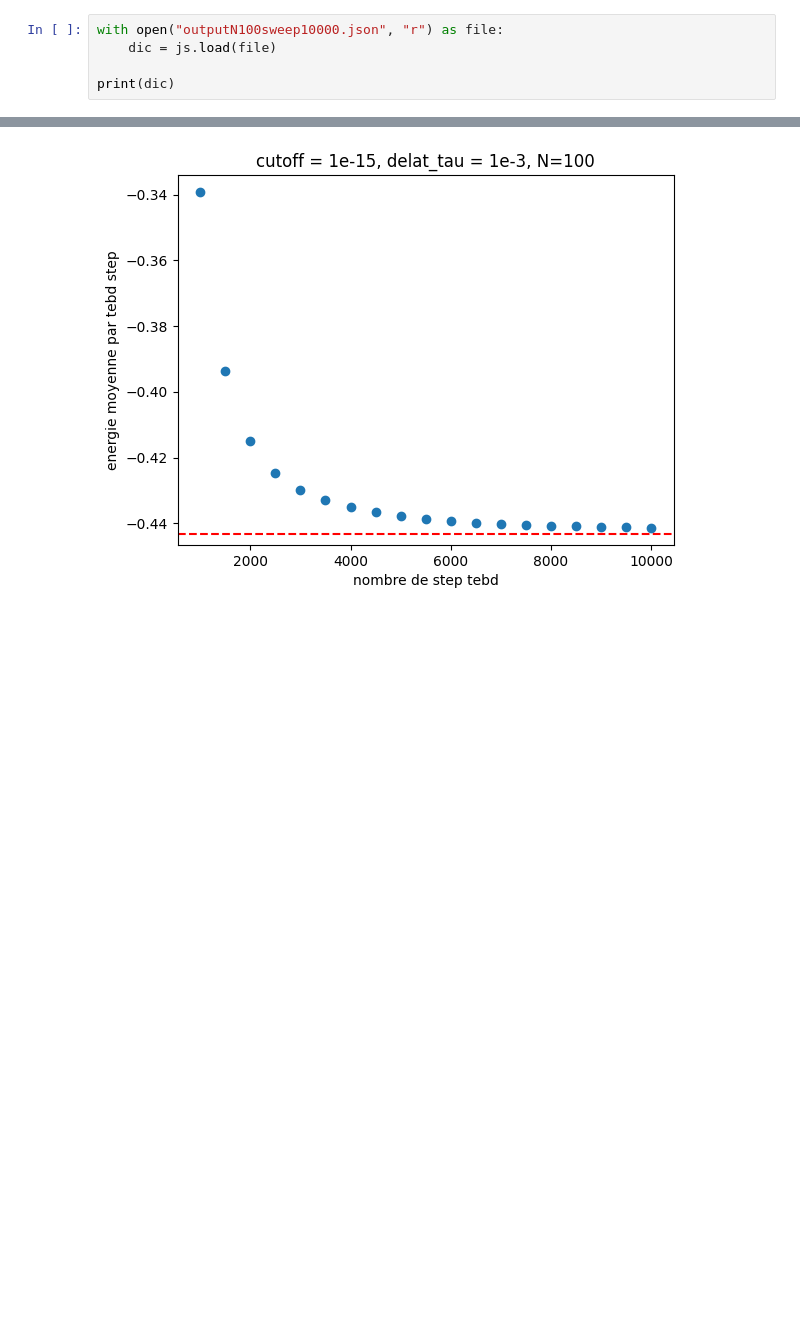
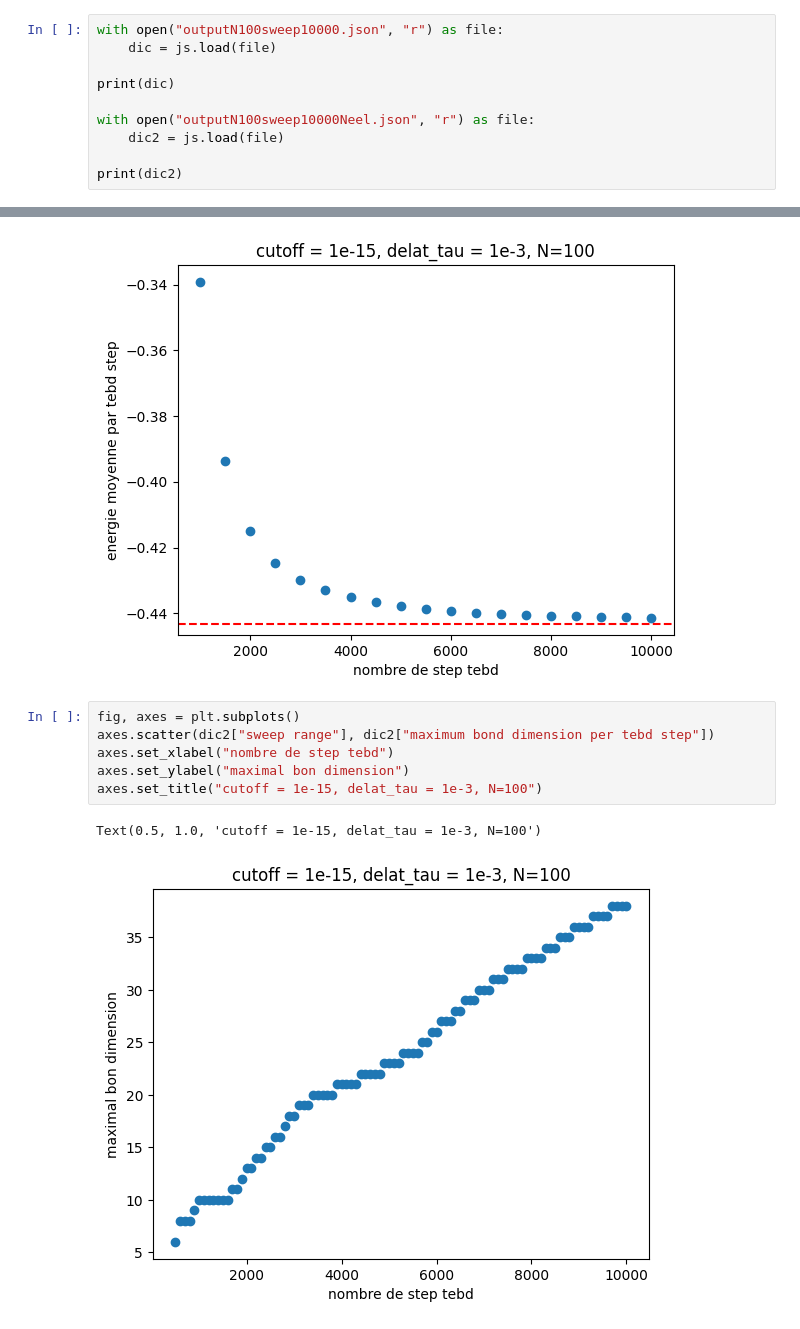
Before and after one commit to romanbeauvallet/Many-Body-Localization, a Jupyter notebook: analyse_simulations_julia/analysis.ipynb, the cells around one changed output, grey strips where cells are left out. Cells and saved outputs as stored; diff of their text form; blank space fills up the shorter version.

Commit message:
Scaling length and new plots

```diff
--- a/analyse_simulations_julia/analysis.ipynb
+++ b/analyse_simulations_julia/analysis.ipynb
@@ -11,5 +11,10 @@ with open("outputN100sweep10000.json", "r") as file:
     dic = js.load(file)
 
 print(dic)
+
+with open("outputN100sweep10000Neel.json", "r") as file:
+    dic2 = js.load(file)
+
+print(dic2)
 # %% [output]
 {'effective sweep list': [1000, 500, 500, 500, 500, 500, 500, 500, 500, 500, 500, 500, 500, 500, 500, 500, 500, 500, 500], 'maximum bond dimension per tebd step': [72, 86, 98, 107, 116, 122, 128, 133, ...
@@ -34,3 +40,12 @@ axes.axhline(y=E, color='red', linestyle='--')
 # %% [output]
 <matplotlib.lines.Line2D at 0x...>
 [figure]
+# %%
+fig, axes = plt.subplots()
+axes.scatter(dic2["sweep range"], dic2["maximum bond dimension per tebd step"])
+axes.set_xlabel("nombre de step tebd")
+axes.set_ylabel("maximal bon dimension")
+axes.set_title("cutoff = 1e-15, delat_tau = 1e-3, N=100")
+# %% [output]
+Text(0.5, 1.0, 'cutoff = 1e-15, delat_tau = 1e-3, N=100')
+[figure, added]
```
Also changed, not shown: parts of 3 cells of this notebook, 4 other files.
